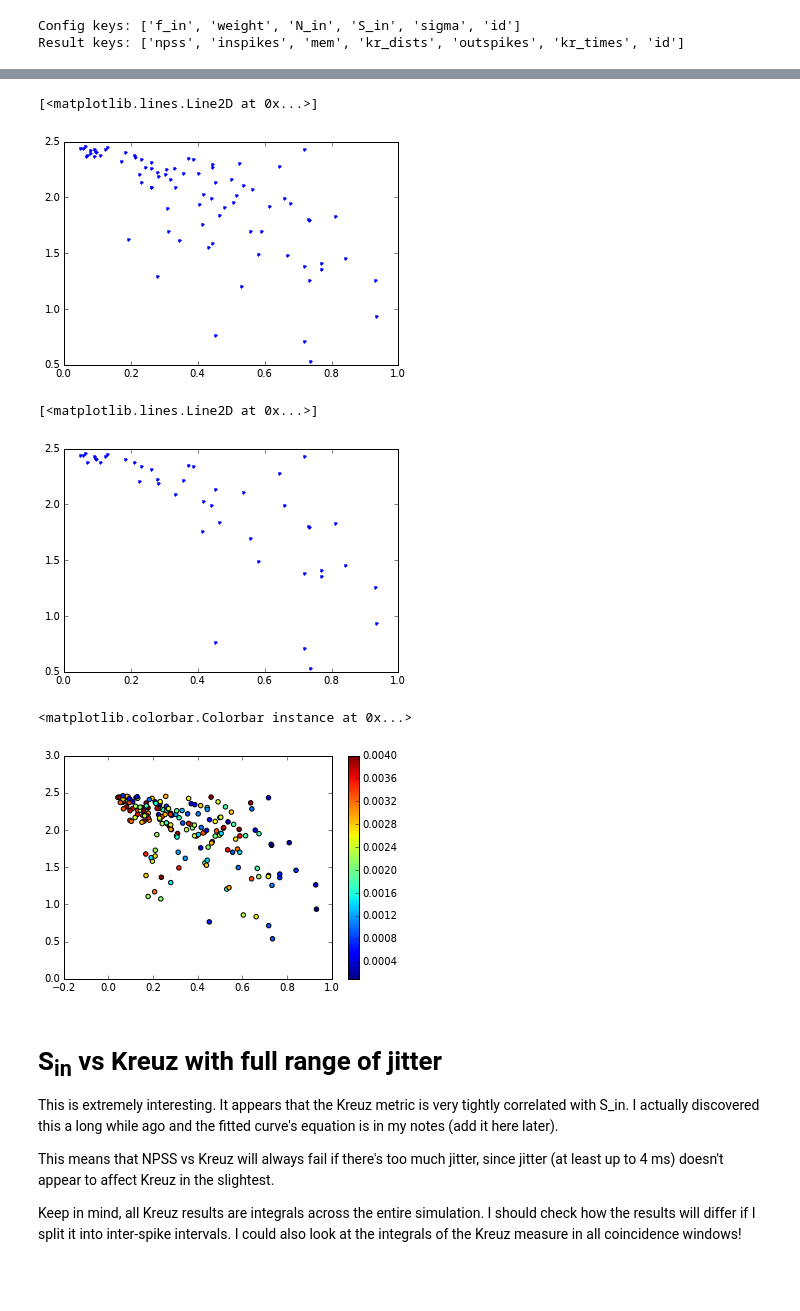
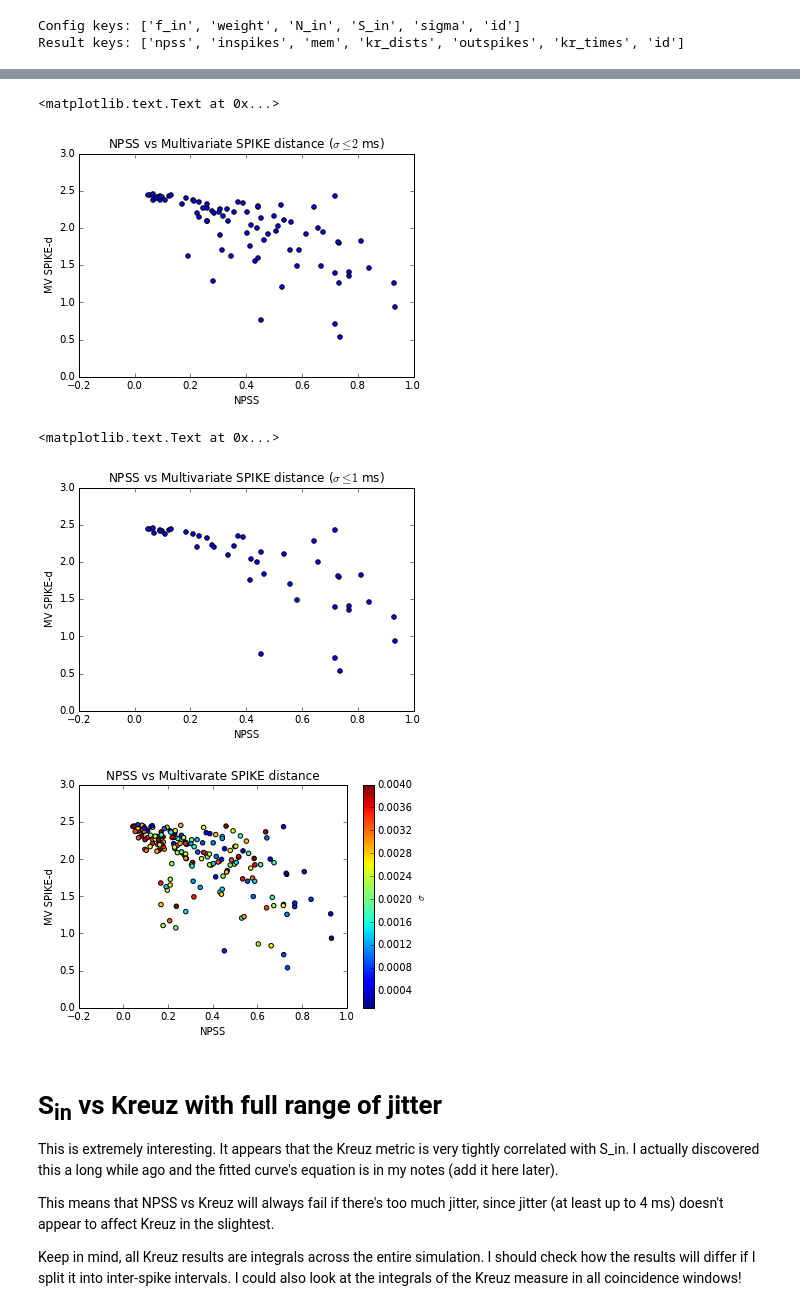
Before and after one commit to achilleas-k/slope-vs-dist-brian, a Jupyter notebook: Simulation data.ipynb, the cells around one changed output, grey strips where cells are left out. Cells and saved outputs as stored; diff of their text form; code cells hidden in the pictures; blank space fills up the shorter version.

```diff
--- a/Simulation data.ipynb
+++ b/Simulation data.ipynb
@@ -64,19 +93,22 @@ plot(mnpss, kreuz, 'b.')
 # %%
 # find cases with low jitter (< 2 ms) and plot points
 mnpss = []
 kreuz = []
 for conf, res in zip(configs_j, results_j):
     if float(conf["sigma"]) > 0.002:
         continue
     npss = res["npss"]
     mnpss.append(mean(npss))
     kr_t = res["kr_times"]
     kr_d = res["kr_dists"]
     kreuz.append(trapz(kr_d, kr_t))
-plot(mnpss, kreuz, 'b.')
+scatter(mnpss, kreuz, c='b')
+title("NPSS vs Multivariate SPIKE distance ($\sigma \leq 2$ ms)")
+xlabel("NPSS")
+ylabel("MV SPIKE-d")
 # %% [output]
-[<matplotlib.lines.Line2D at 0x...>]
+<matplotlib.text.Text at 0x...>
-[figure, old version]
+[figure, new version]
 # %%
 # find cases with low jitter (< 1 ms) and plot points
 mnpss = []
@@ -89,10 +121,13 @@ for conf, res in zip(configs_j, results_j):
     kr_t = res["kr_times"]
     kr_d = res["kr_dists"]
     kreuz.append(trapz(kr_d, kr_t))
-plot(mnpss, kreuz, 'b.')
+scatter(mnpss, kreuz, c='b')
+title("NPSS vs Multivariate SPIKE distance ($\sigma \leq 1$ ms)")
+xlabel("NPSS")
+ylabel("MV SPIKE-d")
 # %% [output]
-[<matplotlib.lines.Line2D at 0x...>]
+<matplotlib.text.Text at 0x...>
-[figure, old version]
+[figure, new version]
 # %%
 # gather all kreuz and npss from jitter and plot points with colour for jitter
 mnpss = []
@@ -106,10 +141,13 @@ for conf, res in zip(configs_j, results_j):
     kreuz.append(trapz(kr_d, kr_t))
     jitters.append(float(conf["sigma"]))
 scatter(mnpss, kreuz, c=jitters)
-colorbar()
+cbar = colorbar()
+title("NPSS vs Multivarate SPIKE distance")
+xlabel("NPSS")
+ylabel("MV SPIKE-d")
+cbar.set_label("$\sigma$")
 # %% [output]
-<matplotlib.colorbar.Colorbar instance at 0x...>
-[figure, old version]
+[figure, new version]
 # %% [markdown]
 S<sub>in</sub> vs Kreuz with full range of jitter
 =======================================
```
Also changed, not shown: parts of 11 cells of this notebook.
